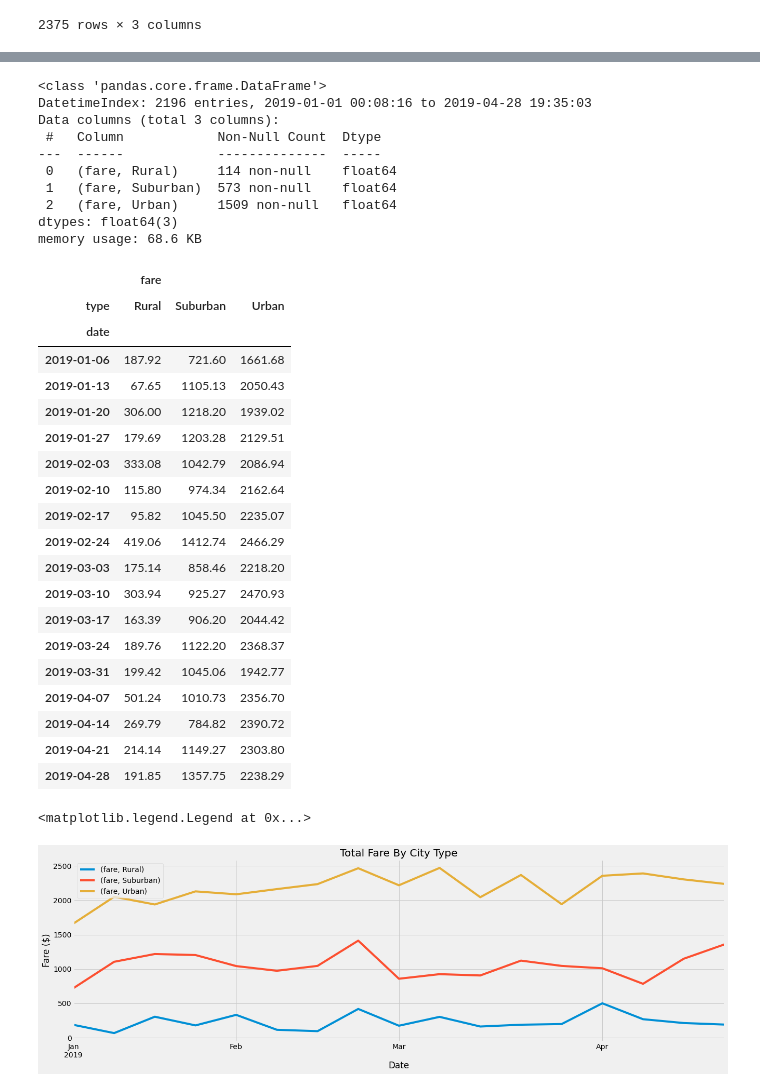
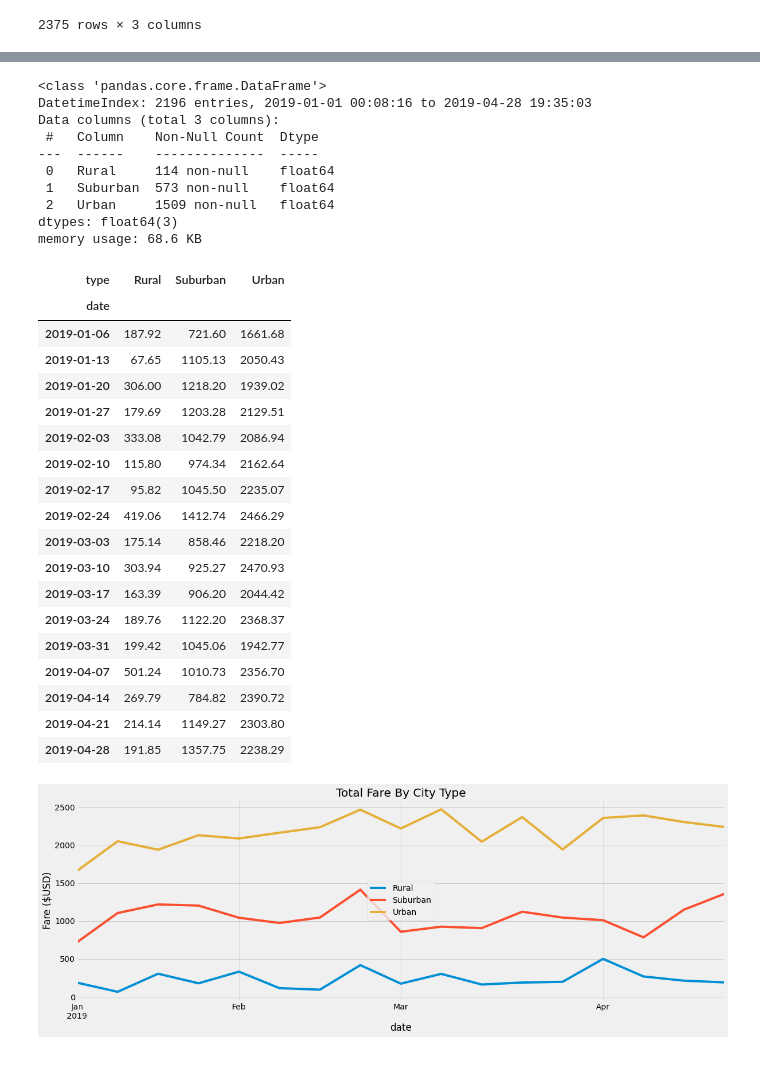
Before and after one commit to alysiawon/Pyber-Analysis, a Jupyter notebook: PyBer_Challenge.ipynb, the cells around one changed output, grey strips where cells are left out. Saved outputs shown, nothing was run; the diff lists cells and outputs as text; code cells hidden in the pictures; blank space fills up the shorter version.

```diff
--- a/PyBer_Challenge.ipynb
+++ b/PyBer_Challenge.ipynb
@@ -182,6 +174,6 @@ fare_by_type_df
 # %%
 # 4. Create a pivot table with the 'date' as the index, the columns ='type', and values='fare'
 # to get the total fares for each type of city by the date.
-fare_by_city = pd.pivot_table(fare_by_type_df, index = ["date"], columns = ["type"], values = ["fare"])
+fare_by_city = fare_by_type_df.pivot(index = "date", columns = "type", values = "fare")
 fare_by_city
 # %% [output]
@@ -247,11 +236,11 @@ fare_by_date.info()
 <class 'pandas.core.frame.DataFrame'>
 DatetimeIndex: 2196 entries, 2019-01-01 00:08:16 to 2019-04-28 19:35:03
 Data columns (total 3 columns):
- #   Column            Non-Null Count  Dtype
----  ------            --------------  -----
- 0   (fare, Rural)     114 non-null    float64
- 1   (fare, Suburban)  573 non-null    float64
- 2   (fare, Urban)     1509 non-null   float64
+ #   Column    Non-Null Count  Dtype
+---  ------    --------------  -----
+ 0   Rural     114 non-null    float64
+ 1   Suburban  573 non-null    float64
+ 2   Urban     1509 non-null   float64
 dtypes: float64(3)
 memory usage: 68.6 KB
 # %%
@@ -259,7 +248,6 @@ memory usage: 68.6 KB
 fare_by_date_df = fare_by_date.resample("W").sum()
 fare_by_date_df
 # %% [output]
-|  | fare |  |  |
 | type | Rural | Suburban | Urban |
 | date |  |  |  |
 | 2019-01-06 | 187.92 | 721.60 | 1661.68 |
@@ -282,20 +270,18 @@ fare_by_date_df
 # %%
 # 8. Using the object-oriented interface method, plot the resample DataFrame using the df.plot() function.
 
 # Import the style from Matplotlib.
 from matplotlib import style
 # Use the graph style fivethirtyeight.
 style.use('fivethirtyeight')
 
 # fig, ax = plt.subplots()
-ax = fare_by_date_df.plot(figsize = (20,6))
+ax = fare_by_date_df.plot(figsize = (18,6))
 ax.set_title("Total Fare By City Type")
-ax.set_xlabel("Date")
-ax.set_ylabel("Fare ($)")
+ax.set_ylabel("Fare ($USD)")
 ax.legend()
 
-# Label only showing y variable
-# Print Picture
+# Save Figure
+plt.savefig("analysis/PyBer_Fare_Summary.png")
 # %% [output]
-<matplotlib.legend.Legend at 0x...>
-[figure, old version]
+[figure, new version]
```
Also changed, not shown: parts of 9 cells of this notebook, 8 other files.
